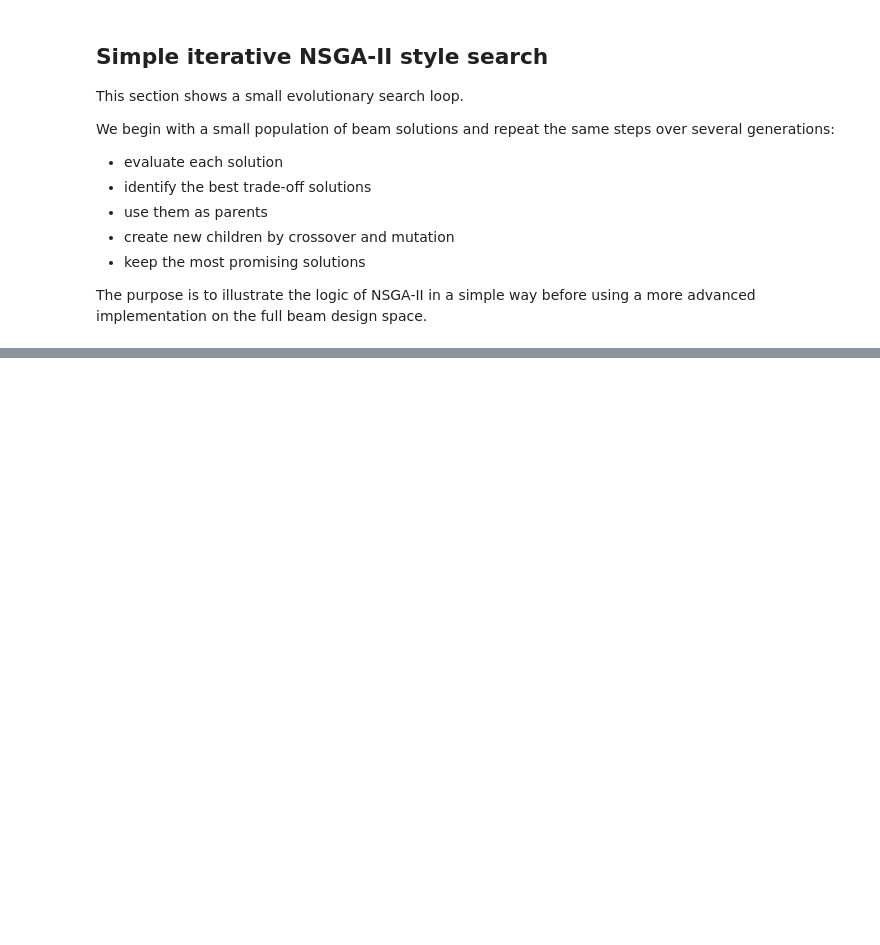
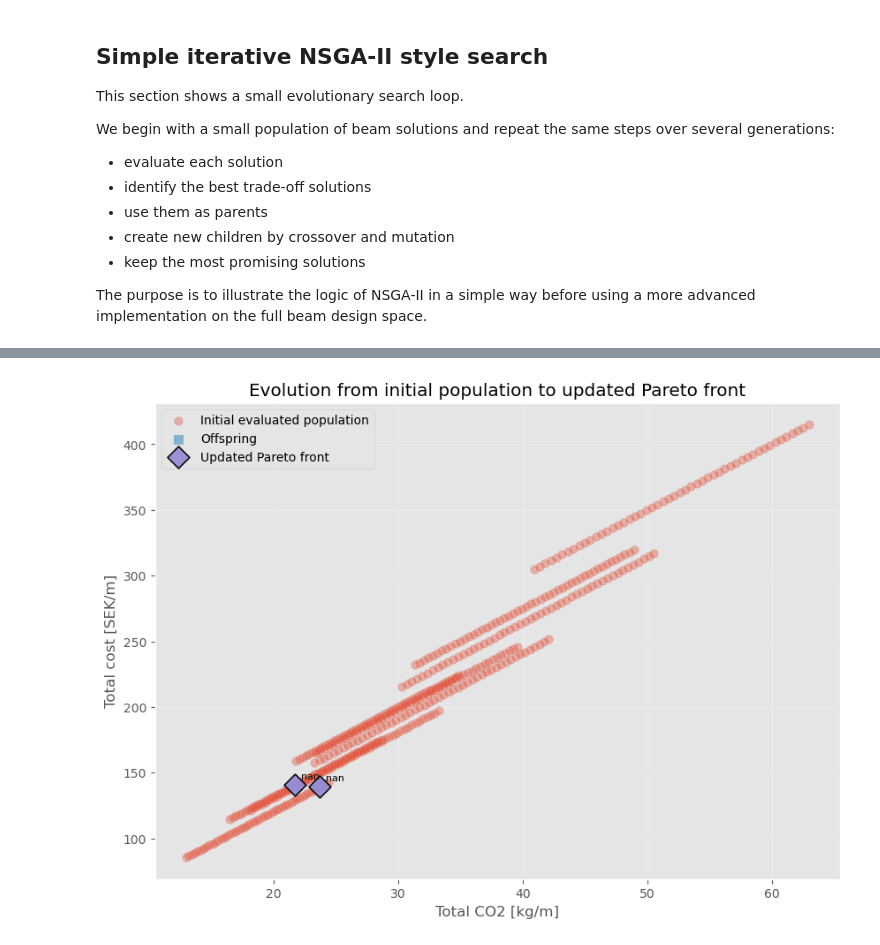
Before and after one commit to chalmersStructuralEngineering/course_sbd_concrete_section, a Jupyter notebook: concrete_beam_analysis_NSGA-II.ipynb, the cells around one changed output, grey strips where cells are left out. Saved outputs shown, nothing was run; the diff lists cells and outputs as text; code cells hidden in the pictures; blank space fills up the shorter version.

```diff
--- a/concrete_beam_analysis_NSGA-II.ipynb
+++ b/concrete_beam_analysis_NSGA-II.ipynb
@@ -1163,0 +1765,76 @@ display(final_front)
+# %%
+# ============================================================
+# STEP 39 — Plot current population, offspring, and Pareto front
+# ============================================================
+
+import matplotlib.pyplot as plt
+
+plt.figure(figsize=(10, 7))
+
+# ------------------------------------------------------------
+# 1. Plot original evaluated population
+# ------------------------------------------------------------
+plt.scatter(
+    evaluated_population["Objective 1 - CO2"],
+    evaluated_population["Objective 2 - Cost"],
+    s=45,
+    alpha=0.35,
+    label="Initial evaluated population"
+)
+
+# ------------------------------------------------------------
+# 2. Plot offspring
+# ------------------------------------------------------------
+plt.scatter(
+    evaluated_offspring["Objective 1 - CO2"],
+    evaluated_offspring["Objective 2 - Cost"],
+    s=60,
+    alpha=0.55,
+    marker="s",
+    label="Offspring"
+)
+
+# ------------------------------------------------------------
+# 3. Plot updated Pareto front
+# ------------------------------------------------------------
+plt.scatter(
+    pareto_front_df["Objective 1 - CO2"],
+    pareto_front_df["Objective 2 - Cost"],
+    s=160,
+    alpha=0.95,
+    marker="D",
+    edgecolors="black",
+    linewidths=1.2,
+    label="Updated Pareto front"
+)
+
+# ------------------------------------------------------------
+# 4. Add labels for Pareto solutions
+# ------------------------------------------------------------
+label_col = None
+for candidate in ["Section ID", "Combination name"]:
+    if candidate in pareto_front_df.columns:
+        label_col = candidate
+        break
+
+if label_col is not None:
+    for _, row in pareto_front_df.iterrows():
+        plt.annotate(
+            str(row[label_col]),
+            (row["Objective 1 - CO2"], row["Objective 2 - Cost"]),
+            xytext=(5, 5),
+            textcoords="offset points",
+            fontsize=8
+        )
+
+# ------------------------------------------------------------
+# 5. Final formatting
+# ------------------------------------------------------------
+plt.xlabel("Total CO2 [kg/m]")
+plt.ylabel("Total cost [SEK/m]")
+plt.title("Evolution from initial population to updated Pareto front")
+plt.grid(True, alpha=0.3)
+plt.legend()
+plt.show()
+# %% [output]
+[figure, added]
```
Also changed, not shown: parts of 33 cells of this notebook, 1 other file.
